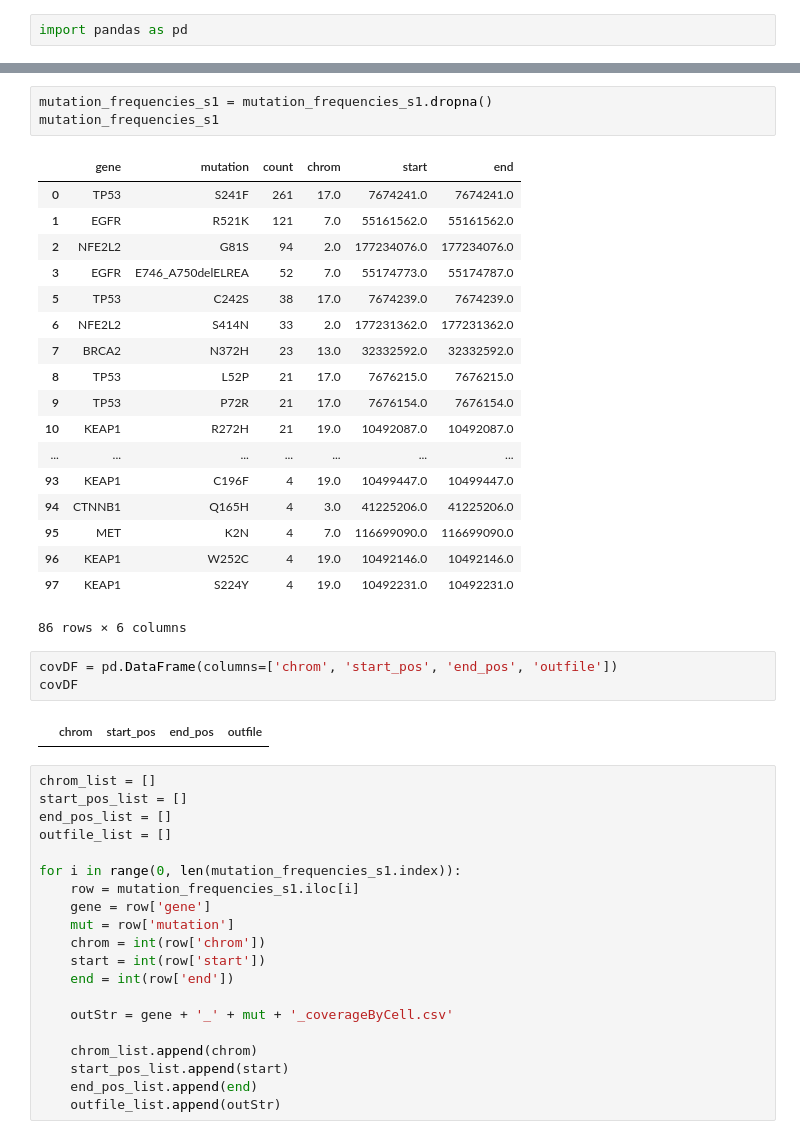
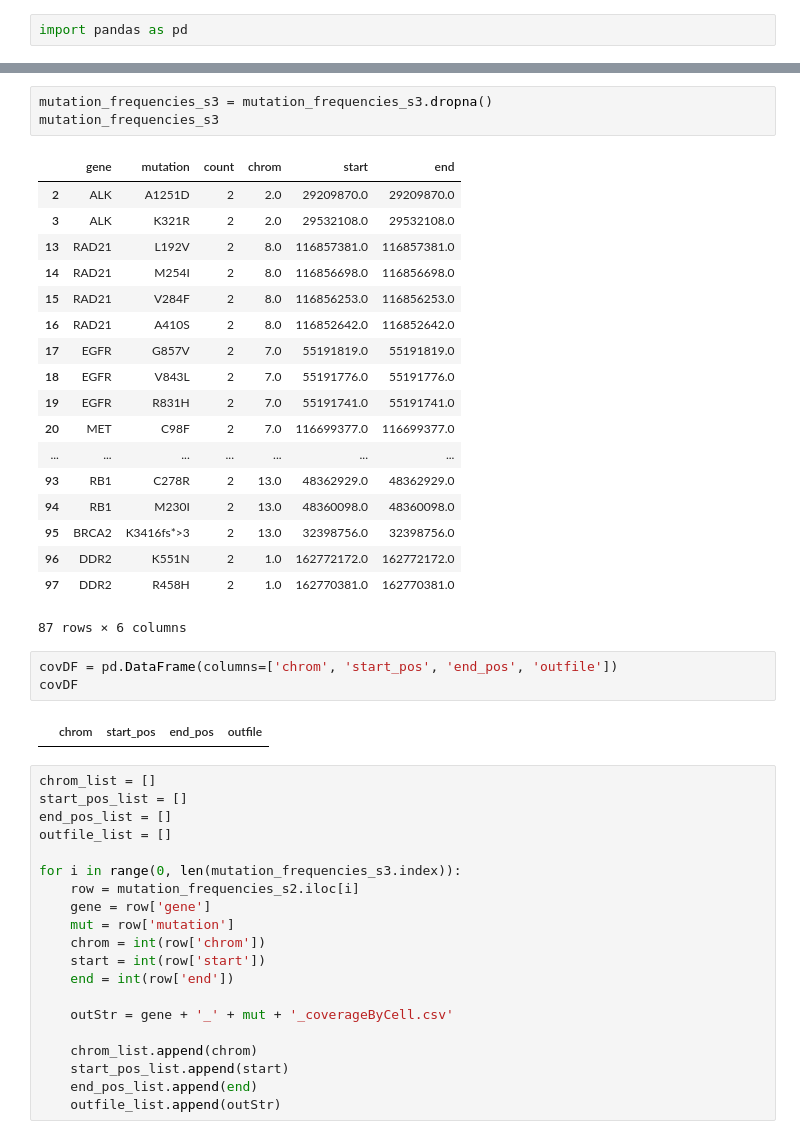
Before and after one commit to czbiohub-sf/cerebra, a Jupyter notebook: py_notebooks/make_coverage_batch.ipynb, the cells around one changed output, grey strips where cells are left out. Drawn from its saved outputs; the diff is of its cells as text.

```diff
--- a/py_notebooks/make_coverage_batch.ipynb
+++ b/py_notebooks/make_coverage_batch.ipynb
@@ -47,25 +47,25 @@ mutation_frequencies_s2
-# %%
-mutation_frequencies_s1 = mutation_frequencies_s1.dropna()
-mutation_frequencies_s1
-# %% [output]
-|  | gene | mutation | count | chrom | start | end |
-| 0 | TP53 | S241F | 261 | 17.0 | 7674241.0 | 7674241.0 |
-| 1 | EGFR | R521K | 121 | 7.0 | 55161562.0 | 55161562.0 |
-| 2 | NFE2L2 | G81S | 94 | 2.0 | 177234076.0 | 177234076.0 |
-| 3 | EGFR | E746_A750delELREA | 52 | 7.0 | 55174773.0 | 55174787.0 |
-| 5 | TP53 | C242S | 38 | 17.0 | 7674239.0 | 7674239.0 |
-| 6 | NFE2L2 | S414N | 33 | 2.0 | 177231362.0 | 177231362.0 |
-| 7 | BRCA2 | N372H | 23 | 13.0 | 32332592.0 | 32332592.0 |
-| 8 | TP53 | L52P | 21 | 17.0 | 7676215.0 | 7676215.0 |
-| 9 | TP53 | P72R | 21 | 17.0 | 7676154.0 | 7676154.0 |
-| 10 | KEAP1 | R272H | 21 | 19.0 | 10492087.0 | 10492087.0 |
-| ... | ... | ... | ... | ... | ... | ... |
-| 93 | KEAP1 | C196F | 4 | 19.0 | 10499447.0 | 10499447.0 |
-| 94 | CTNNB1 | Q165H | 4 | 3.0 | 41225206.0 | 41225206.0 |
-| 95 | MET | K2N | 4 | 7.0 | 116699090.0 | 116699090.0 |
-| 96 | KEAP1 | W252C | 4 | 19.0 | 10492146.0 | 10492146.0 |
-| 97 | KEAP1 | S224Y | 4 | 19.0 | 10492231.0 | 10492231.0 |
-86 rows × 6 columns
+# %%
+mutation_frequencies_s3 = mutation_frequencies_s3.dropna()
+mutation_frequencies_s3
+# %% [output]
+|  | gene | mutation | count | chrom | start | end |
+| 2 | ALK | A1251D | 2 | 2.0 | 29209870.0 | 29209870.0 |
+| 3 | ALK | K321R | 2 | 2.0 | 29532108.0 | 29532108.0 |
+| 13 | RAD21 | L192V | 2 | 8.0 | 116857381.0 | 116857381.0 |
+| 14 | RAD21 | M254I | 2 | 8.0 | 116856698.0 | 116856698.0 |
+| 15 | RAD21 | V284F | 2 | 8.0 | 116856253.0 | 116856253.0 |
+| 16 | RAD21 | A410S | 2 | 8.0 | 116852642.0 | 116852642.0 |
+| 17 | EGFR | G857V | 2 | 7.0 | 55191819.0 | 55191819.0 |
+| 18 | EGFR | V843L | 2 | 7.0 | 55191776.0 | 55191776.0 |
+| 19 | EGFR | R831H | 2 | 7.0 | 55191741.0 | 55191741.0 |
+| 20 | MET | C98F | 2 | 7.0 | 116699377.0 | 116699377.0 |
+| ... | ... | ... | ... | ... | ... | ... |
+| 93 | RB1 | C278R | 2 | 13.0 | 48362929.0 | 48362929.0 |
+| 94 | RB1 | M230I | 2 | 13.0 | 48360098.0 | 48360098.0 |
+| 95 | BRCA2 | K3416fs*>3 | 2 | 13.0 | 32398756.0 | 32398756.0 |
+| 96 | DDR2 | K551N | 2 | 1.0 | 162772172.0 | 162772172.0 |
+| 97 | DDR2 | R458H | 2 | 1.0 | 162770381.0 | 162770381.0 |
+87 rows × 6 columns
 # %%
 covDF = pd.DataFrame(columns=['chrom', 'start_pos', 'end_pos', 'outfile'])
 covDF
@@ -77,8 +77,8 @@ start_pos_list = []
 end_pos_list = []
 outfile_list = []
 
-for i in range(0, len(mutation_frequencies_s1.index)):
-    row = mutation_frequencies_s1.iloc[i]
+for i in range(0, len(mutation_frequencies_s3.index)):
+    row = mutation_frequencies_s2.iloc[i]
     gene = row['gene']
     mut = row['mutation']
     chrom = int(row['chrom'])
```
Also changed, not shown: parts of 4 cells of this notebook, 1 other file.
